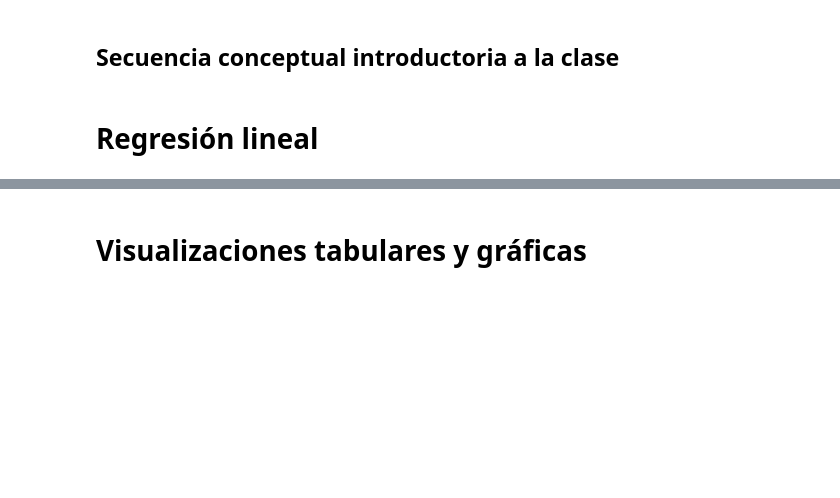
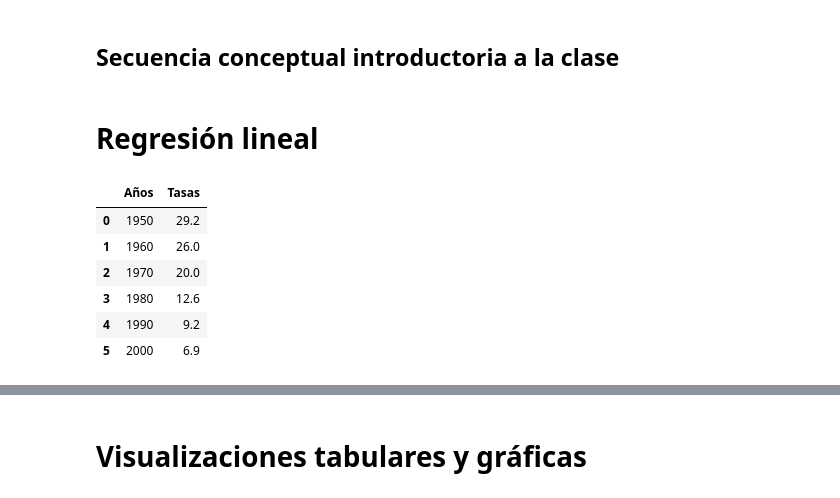
Before and after one commit to marco-canas/fundamentos_de_las_matematicas, a Jupyter notebook: classes/2_functions/2_funciones_lineales/2_funciones_lineales.ipynb, the cells around one changed output, grey strips where cells are left out. Drawn from its saved outputs; the diff is of its cells as text; code cells hidden in the pictures; blank space fills up the shorter version.

```diff
--- a/classes/2_functions/2_funciones_lineales/2_funciones_lineales.ipynb
+++ b/classes/2_functions/2_funciones_lineales/2_funciones_lineales.ipynb
@@ -248,5 +248,18 @@ vez que otras personas nos asocien con cualquiera de estos sentimientos, disminu
 # %%
 import pandas as pd
 
-años = []
-tasas = []
+años = [1950, 1960, 1970, 1980, 1990, 2000]
+tasas = [29.2, 26.0, 20.0, 12.6, 9.2, 6.9]
+
+dic = {'Años':años,'Tasas':tasas}
+
+tabla = pd.DataFrame(dic)
+tabla
+# %% [output]
+|  | Años | Tasas |
+| 0 | 1950 | 29.2 |
+| 1 | 1960 | 26.0 |
+| 2 | 1970 | 20.0 |
+| 3 | 1980 | 12.6 |
+| 4 | 1990 | 9.2 |
+| 5 | 2000 | 6.9 |
```
Also changed, not shown: parts of 8 cells of this notebook.
